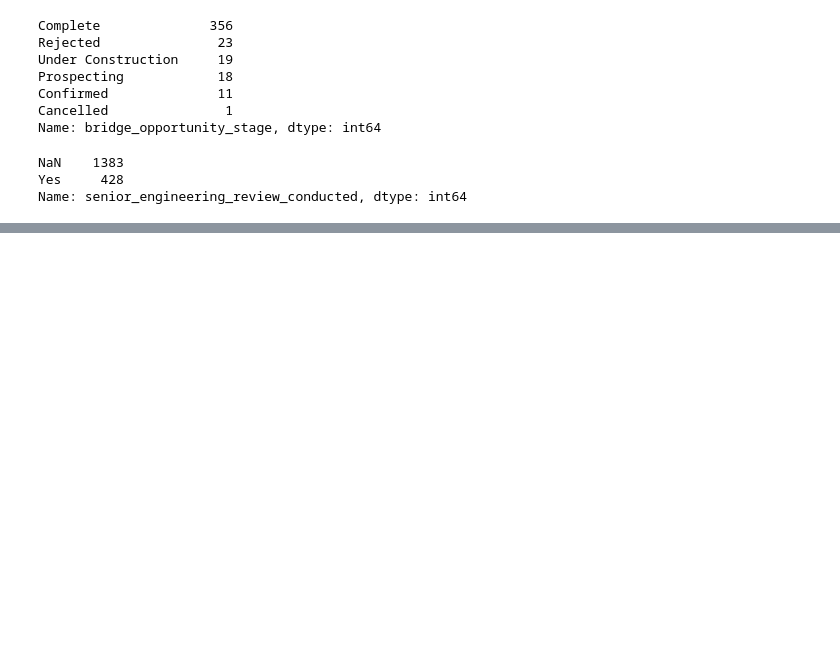
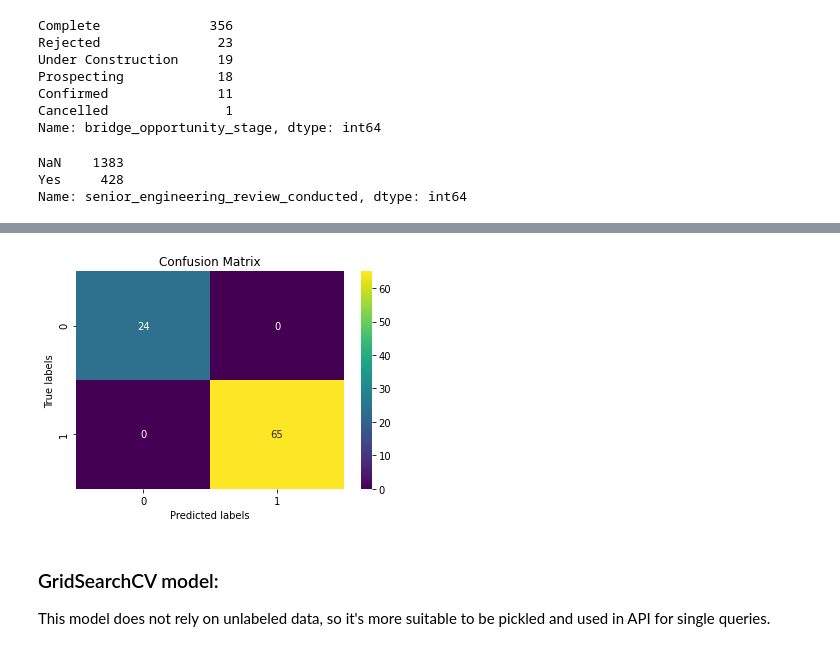
Before and after one commit to BloomTech-Labs/bridges-to-prosperity-ds-d, a Jupyter notebook: notebooks/b2p_d.ipynb, the cells around one changed output, grey strips where cells are left out. Drawn from its saved outputs; the diff is of its cells as text; code cells hidden in the pictures; blank space fills up the shorter version.

Commit message:
updates serialized model

```diff
--- a/notebooks/b2p_d.ipynb
+++ b/notebooks/b2p_d.ipynb
@@ -1261,7 +1222,0 @@ from pomegranate import NaiveBayes, NormalDistribution
-# %%
-pipe_model = make_pipeline(
-    ce.OneHotEncoder(use_cat_names=True, cols=nonnum_features),
-    SimpleImputer(strategy='median'),
-    StandardScaler(),
-    NaiveBayes.from_samples(NormalDistribution, X, y, n_jobs=-1)
-)
@@ -1269,0 +1223,3 @@ pipe_model = make_pipeline(
+# %%
+# Fit
+ss_model.fit(X, y)
@@ -1269,0 +1244,2 @@ pipe_model = make_pipeline(
+# %%
+y_pred = ss_model.predict(X)
@@ -1269,0 +1263,4 @@ pipe_model = make_pipeline(
+# %%
+mask = (y==0) + (y==1)
+y_tr = y[mask]
+print(classification_report(y[mask], y_pred[mask]))
@@ -1269,0 +1276,14 @@ pipe_model = make_pipeline(
+# %%
+import seaborn as sns
+import matplotlib.pyplot as plt
+ax= plt.subplot()
+cm = confusion_matrix(y[mask], y_pred[mask], labels=pipe_model.classes_)
+
+sns.heatmap(cm, annot=True, ax = ax, cmap='viridis'); #annot=True to annotate cells
+ax.set_xlabel('Predicted labels');ax.set_ylabel('True labels');
+ax.set_title('Confusion Matrix');
+# %% [output]
+[figure, added]
+# %% [markdown]
+### GridSearchCV model:
+This model does not rely on unlabeled data, so it's more suitable to be pickled and used in API for single queries.
```
Also changed, not shown: parts of 81 cells of this notebook, 1 other file.
